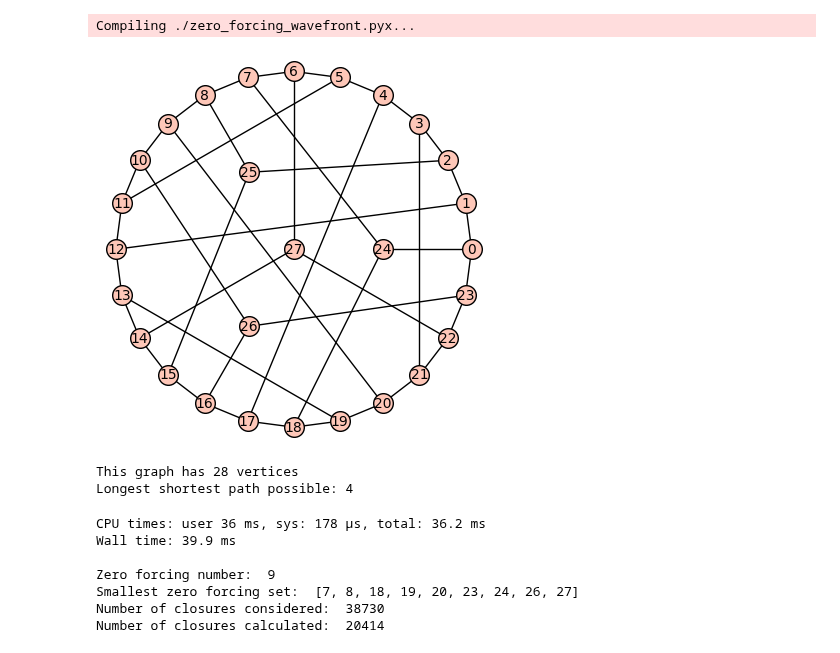
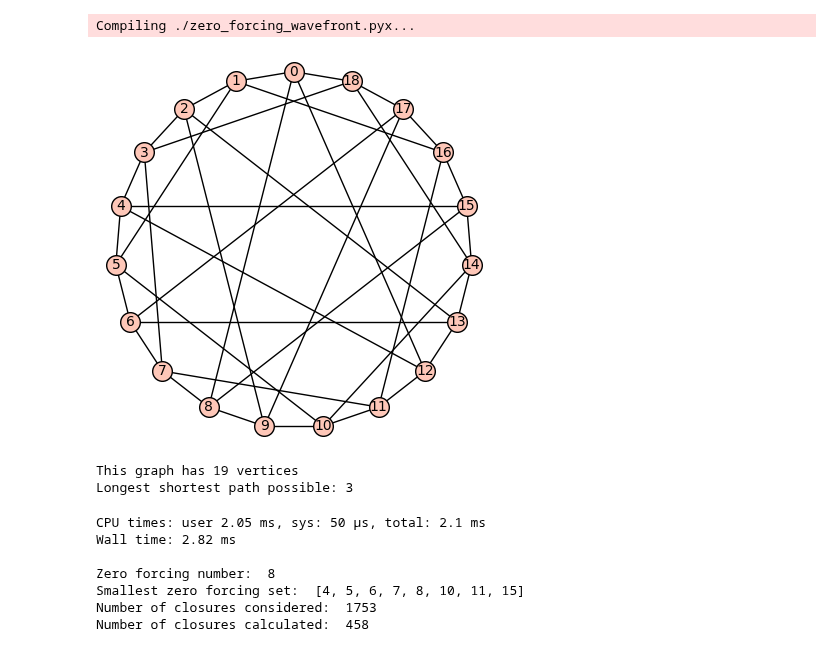
Before and after one commit to alexhutman/zftools, a Jupyter notebook: Ancient Code/AncientSageLibraryTest.ipynb, the cells around one changed output. Saved outputs shown, nothing was run; the diff lists cells and outputs as text; code cells hidden in the pictures.

```diff
--- a/Ancient Code/AncientSageLibraryTest.ipynb
+++ b/Ancient Code/AncientSageLibraryTest.ipynb
@@ -7,26 +7,26 @@ Compiling ./zero_forcing_wavefront.pyx...
 # %%
 # Set up a test graph H and display it if possible
 #H = graphs.MycielskiGraph(6)
-#H = graphs.RobertsonGraph()
-H = graphs.CoxeterGraph()
+H = graphs.RobertsonGraph()
+#H = graphs.CoxeterGraph()
 #H = graphs.ClebschGraph()
 #H = graphs.BrinkmannGraph()
 #H = graphs.HeawoodGraph()
 #H = graphs.CirculantGraph(12,[2,3,4,6,-2,-3,-4])
 #H = graphs.HoffmanSingletonGraph() # DNF
 #H = graphs.CoxeterGraph().line_graph()
 #H = graphs.PaleyGraph(17).line_graph()
 #H = graphs.BrinkmannGraph().line_graph()
 
 H.relabel()
 H.show()
 
 print "\nThis graph has", H.num_verts(), "vertices"
 print "Longest shortest path possible:", H.diameter()
 # %% [output]
-[figure, old version]
+[figure, new version]
-This graph has 28 vertices
-Longest shortest path possible: 4
+This graph has 19 vertices
+Longest shortest path possible: 3
 # %%
 %time output = zero_forcing_set_wavefront(H)
 
@@ -36,10 +36,10 @@ print "Smallest zero forcing set: ", output[1]
 print "Number of closures considered: ", output[2]
 print "Number of closures calculated: ", output[3]
 # %% [output]
-CPU times: user 36 ms, sys: 178 µs, total: 36.2 ms
-Wall time: 39.9 ms
+CPU times: user 2.05 ms, sys: 50 µs, total: 2.1 ms
+Wall time: 2.82 ms
 
-Zero forcing number:  9
-Smallest zero forcing set:  [7, 8, 18, 19, 20, 23, 24, 26, 27]
-Number of closures considered:  38730
-Number of closures calculated:  20414
+Zero forcing number:  8
+Smallest zero forcing set:  [4, 5, 6, 7, 8, 10, 11, 15]
+Number of closures considered:  1753
+Number of closures calculated:  458
```
Also changed, not shown: 2 other files.
